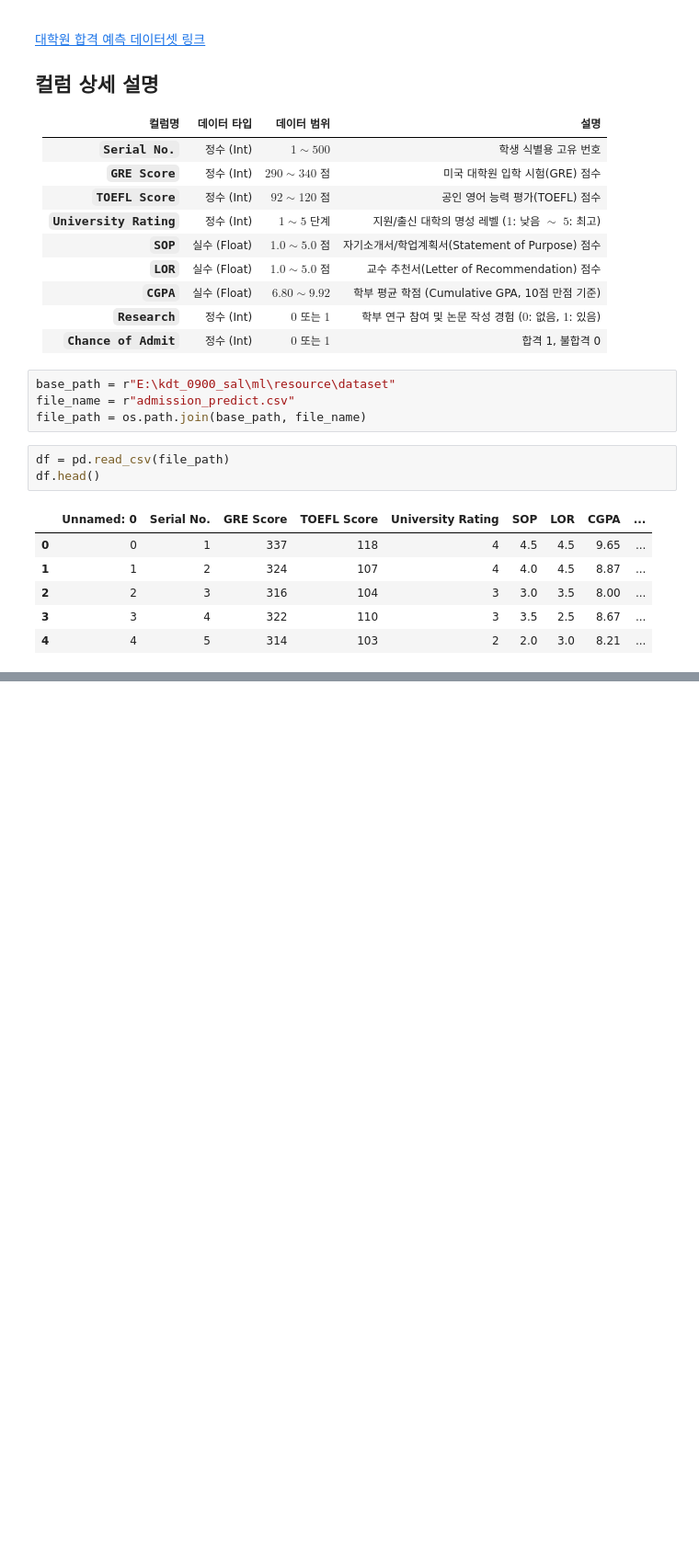
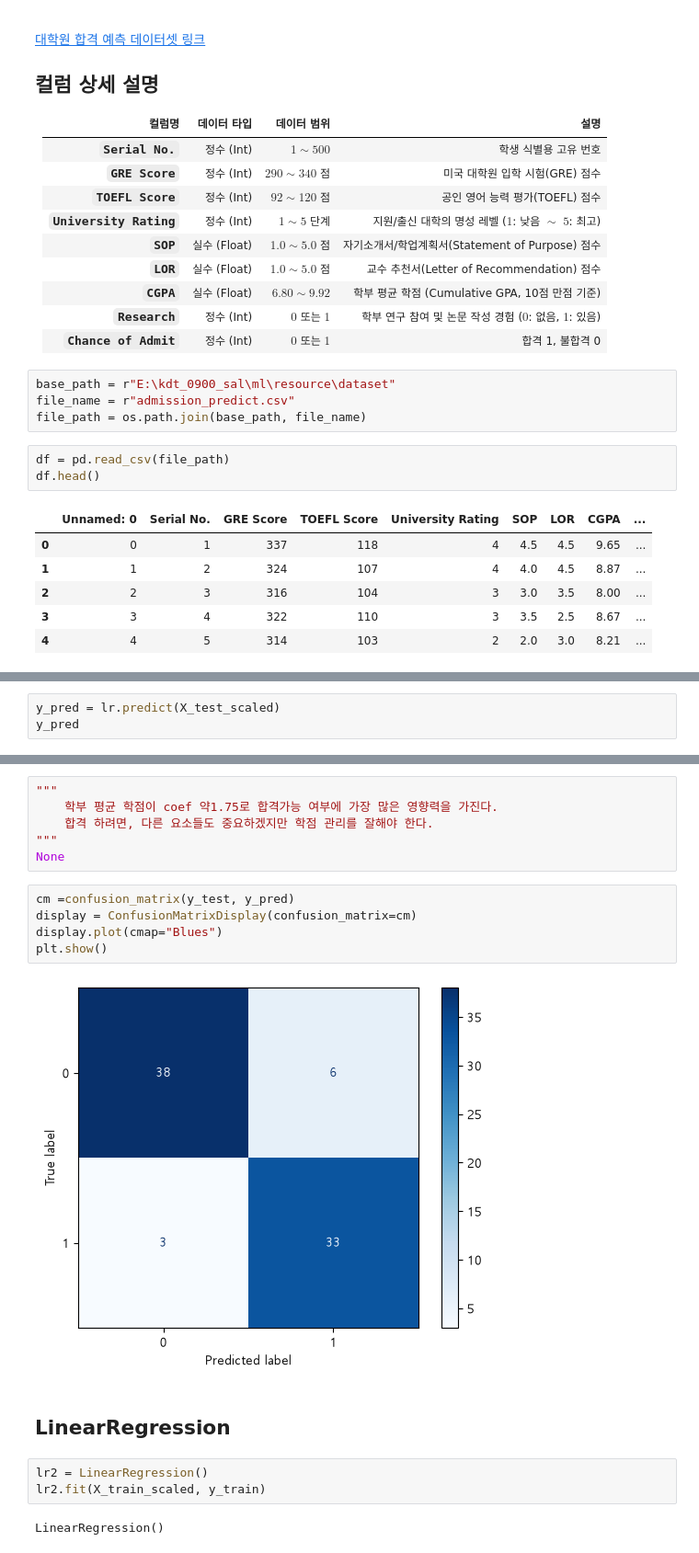
Before and after one commit to fdsa0317/kdt-ml, a Jupyter notebook: 7. LinearRegression, LogisticRegression(선형회귀, 이진분류).ipynb, the cells around one changed output, grey strips where cells are left out. Shown at 92% size. Drawn from its saved outputs; the diff is of its cells as text; blank space fills up the shorter version.

```diff
--- a/7. LinearRegression, LogisticRegression(선형회귀, 이진분류).ipynb
+++ b/7. LinearRegression, LogisticRegression(선형회귀, 이진분류).ipynb
@@ -291,0 +392,3 @@ df.head()
+# %%
+y_pred = lr.predict(X_test_scaled)
+y_pred
@@ -291,0 +429,20 @@ df.head()
+# %%
+"""
+    학부 평균 학점이 coef 약1.75로 합격가능 여부에 가장 많은 영향력을 가진다.
+    합격 하려면, 다른 요소들도 중요하겠지만 학점 관리를 잘해야 한다.
+"""
+None
+# %%
+cm =confusion_matrix(y_test, y_pred)
+display = ConfusionMatrixDisplay(confusion_matrix=cm)
+display.plot(cmap="Blues")
+plt.show()
+# %% [output]
+[figure, added]
+# %% [markdown]
+## LinearRegression
+# %%
+lr2 = LinearRegression()
+lr2.fit(X_train_scaled, y_train)
+# %% [output]
+LinearRegression()
```
Also changed, not shown: parts of 22 cells of this notebook.
